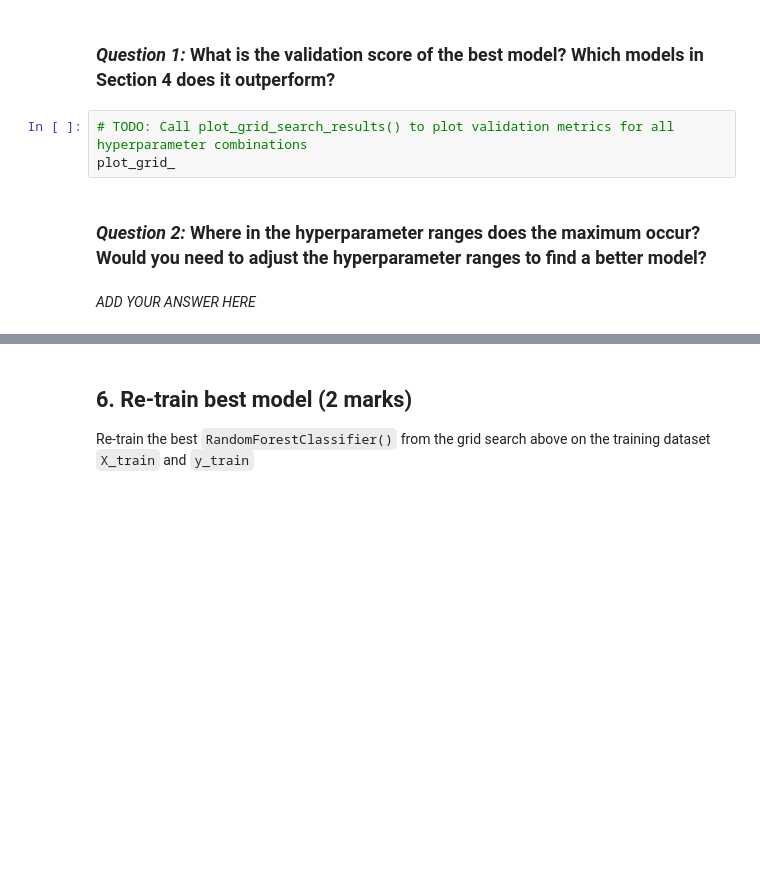
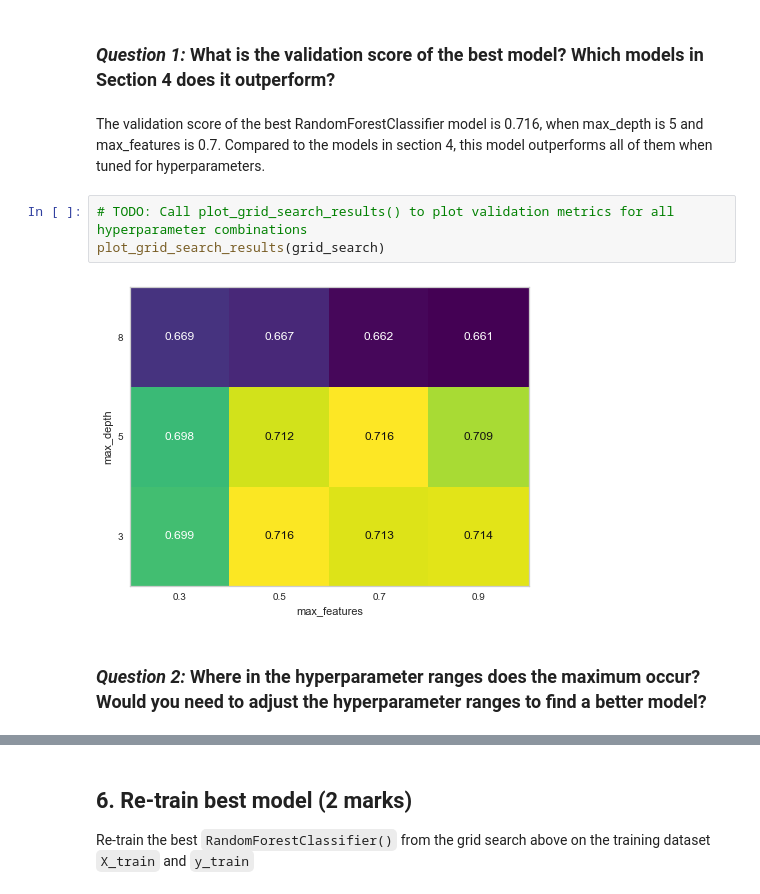
Before and after one commit to mileuc/ensf-611-lab3, a Jupyter notebook: Lab3-1.ipynb, the cells around one changed output, grey strips where cells are left out. Saved outputs shown, nothing was run; the diff lists cells and outputs as text; blank space fills up the shorter version.

```diff
--- a/Lab3-1.ipynb
+++ b/Lab3-1.ipynb
@@ -296,10 +296,12 @@ print_grid_search_result(grid_search)
 training score= 0.719; validation score=0.716
 # %% [markdown]
 ### *Question 1:* What is the validation score of the best model? Which models in Section 4 does it outperform?
+# %% [markdown]
+The validation score of the best RandomForestClassifier model is 0.716, when max_depth is 5 and max_features is 0.7. Compared to the models in section 4, this model outperforms all of them when tuned for hyperparameters.
 # %%
 # TODO: Call plot_grid_search_results() to plot validation metrics for all hyperparameter combinations
-plot_grid_
+plot_grid_search_results(grid_search)
+# %% [output]
+[figure, added]
 # %% [markdown]
 ### *Question 2:* Where in the hyperparameter ranges does the maximum occur? Would you need to adjust the hyperparameter ranges to find a better model?
-# %% [markdown]
-*ADD YOUR ANSWER HERE*
```
Also changed, not shown: parts of 12 cells of this notebook.
